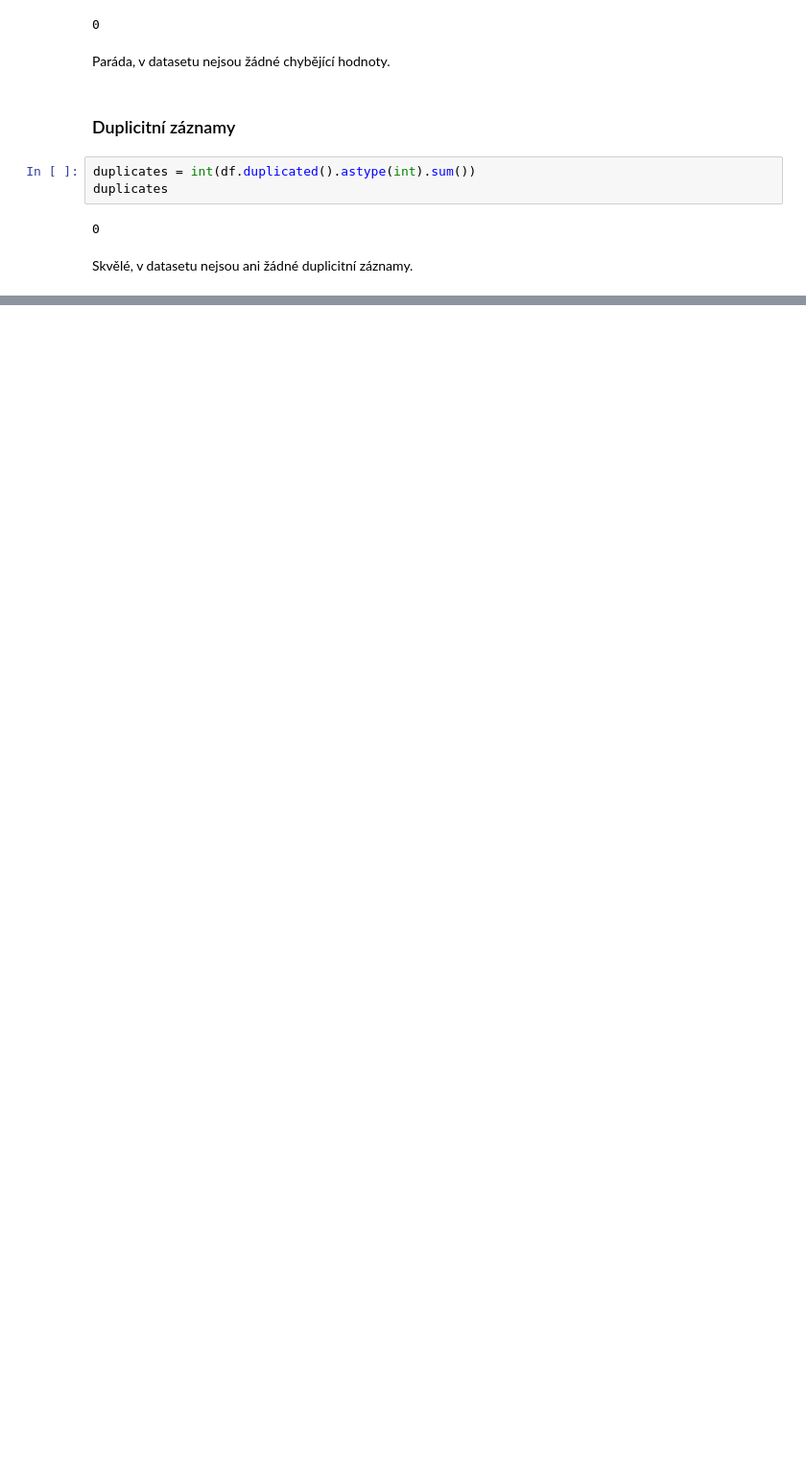
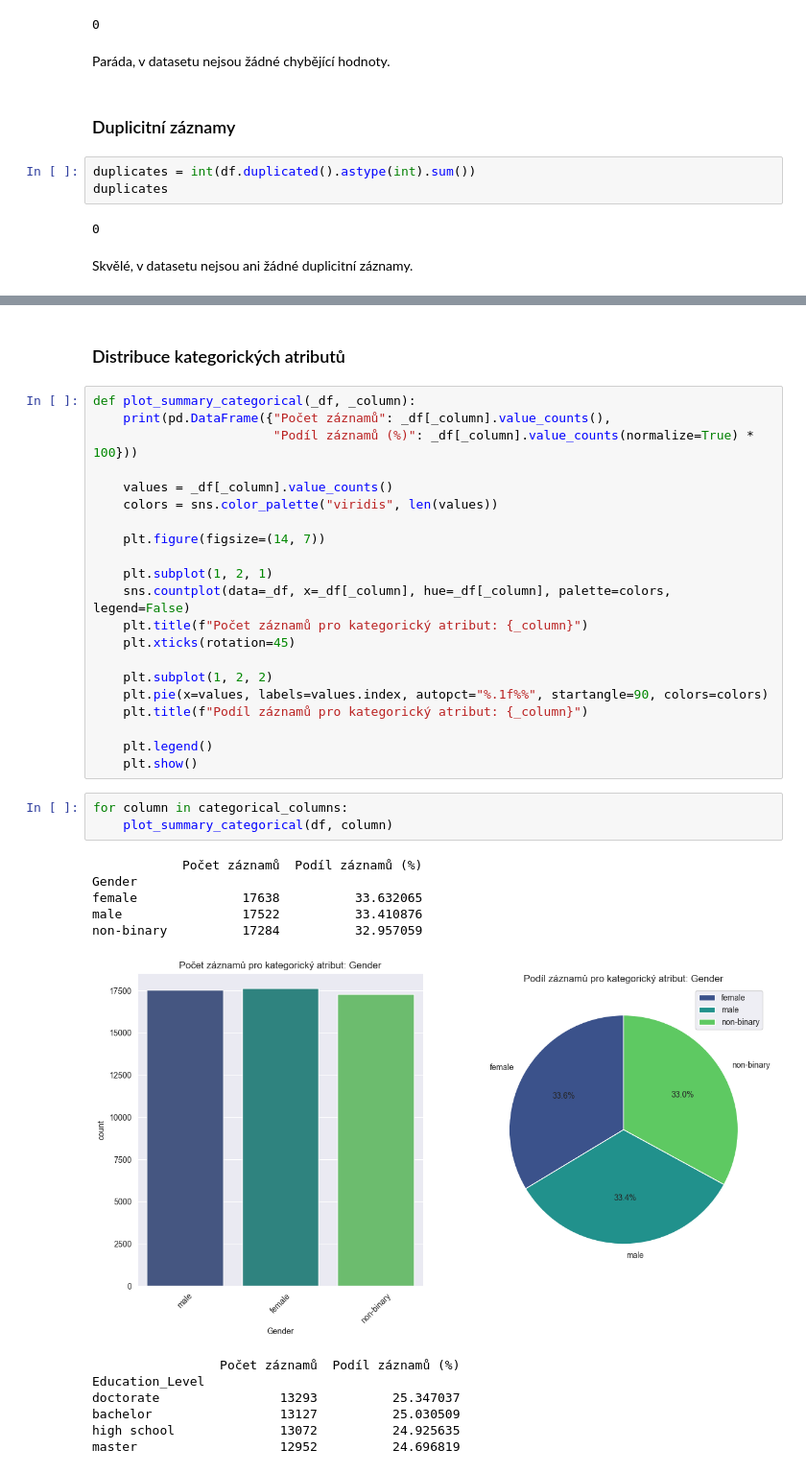
Before and after one commit to SLI0124/strojove-uceni, a Jupyter notebook: projects/data_clustering.ipynb, the cells around one changed output, grey strips where cells are left out. Shown at 96% size. Saved outputs shown, nothing was run; the diff lists cells and outputs as text; blank space fills up the shorter version.

Commit message:
feat(proj1): basic graph visualization

```diff
--- a/projects/data_clustering.ipynb
+++ b/projects/data_clustering.ipynb
@@ -137,0 +142,39 @@ Skvělé, v datasetu nejsou ani žádné duplicitní záznamy.
+# %% [markdown]
+### Distribuce kategorických atributů
+# %%
+def plot_summary_categorical(_df, _column):
+    print(pd.DataFrame({"Počet záznamů": _df[_column].value_counts(),
+                        "Podíl záznamů (%)": _df[_column].value_counts(normalize=True) * 100}))
+
+    values = _df[_column].value_counts()
+    colors = sns.color_palette("viridis", len(values))
+
+    plt.figure(figsize=(14, 7))
+
+    plt.subplot(1, 2, 1)
+    sns.countplot(data=_df, x=_df[_column], hue=_df[_column], palette=colors, legend=False)
+    plt.title(f"Počet záznamů pro kategorický atribut: {_column}")
+    plt.xticks(rotation=45)
+
+    plt.subplot(1, 2, 2)
+    plt.pie(x=values, labels=values.index, autopct="%.1f%%", startangle=90, colors=colors)
+    plt.title(f"Podíl záznamů pro kategorický atribut: {_column}")
+
+    plt.legend()
+    plt.show()
+# %%
+for column in categorical_columns:
+    plot_summary_categorical(df, column)
+# %% [output]
+            Počet záznamů  Podíl záznamů (%)
+Gender
+female              17638          33.632065
+male                17522          33.410876
+non-binary          17284          32.957059
+[figure, added]
+                 Počet záznamů  Podíl záznamů (%)
+Education_Level
+doctorate                13293          25.347037
+bachelor                 13127          25.030509
+high school              13072          24.925635
+master                   12952          24.696819
```
Also changed, not shown: parts of 6 cells of this notebook.
